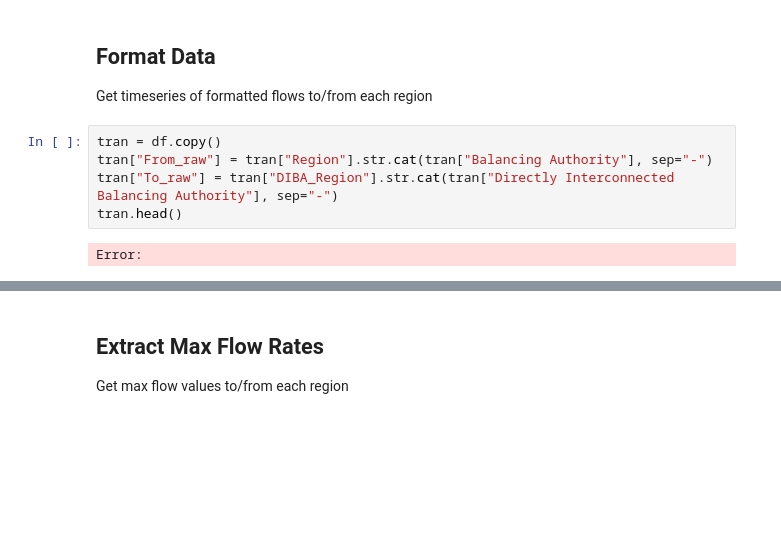
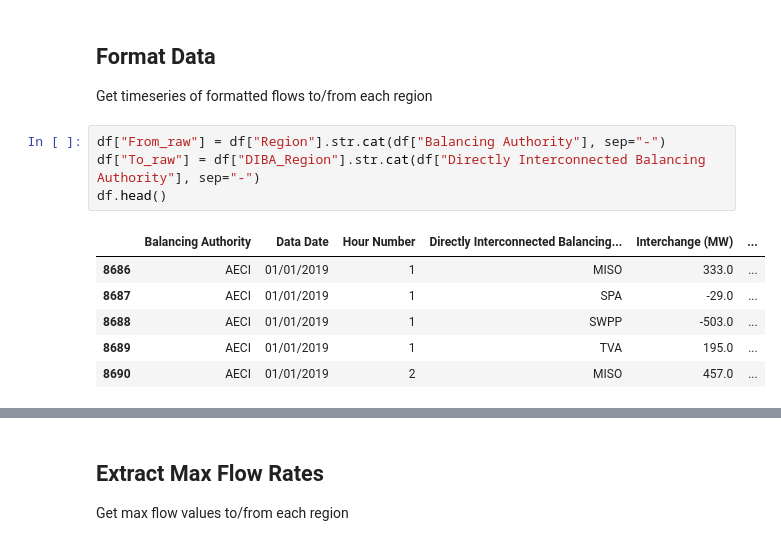
Before and after one commit to Electricity-Transmission-Database/electricity-transmission-database, a Jupyter notebook: usa/ba-transmission.ipynb, the cells around one changed output, grey strips where cells are left out. Drawn from its saved outputs; the diff is of its cells as text; blank space fills up the shorter version.

```diff
--- a/usa/ba-transmission.ipynb
+++ b/usa/ba-transmission.ipynb
@@ -89,12 +94,16 @@ df = df[
 ## Format Data
 Get timeseries of formatted flows to/from each region
 # %%
-tran = df.copy()
-tran["From_raw"] = tran["Region"].str.cat(tran["Balancing Authority"], sep="-")
-tran["To_raw"] = tran["DIBA_Region"].str.cat(tran["Directly Interconnected Balancing Authority"], sep="-")
-tran.head()
+df["From_raw"] = df["Region"].str.cat(df["Balancing Authority"], sep="-")
+df["To_raw"] = df["DIBA_Region"].str.cat(df["Directly Interconnected Balancing Authority"], sep="-")
+df.head()
 # %% [output]
-Error:
+|  | Balancing Authority | Data Date | Hour Number | Directly Interconnected Balancing... | Interchange (MW) | ... |
+| 8686 | AECI | 01/01/2019 | 1 | MISO | 333.0 | ... |
+| 8687 | AECI | 01/01/2019 | 1 | SPA | -29.0 | ... |
+| 8688 | AECI | 01/01/2019 | 1 | SWPP | -503.0 | ... |
+| 8689 | AECI | 01/01/2019 | 1 | TVA | 195.0 | ... |
+| 8690 | AECI | 01/01/2019 | 2 | MISO | 457.0 | ... |
 # %%
 # correct for the negative flows
 # the data can be +/- for MISO->ASCI and ASCI->MISO
```
Also changed, not shown: parts of 8 cells of this notebook.
